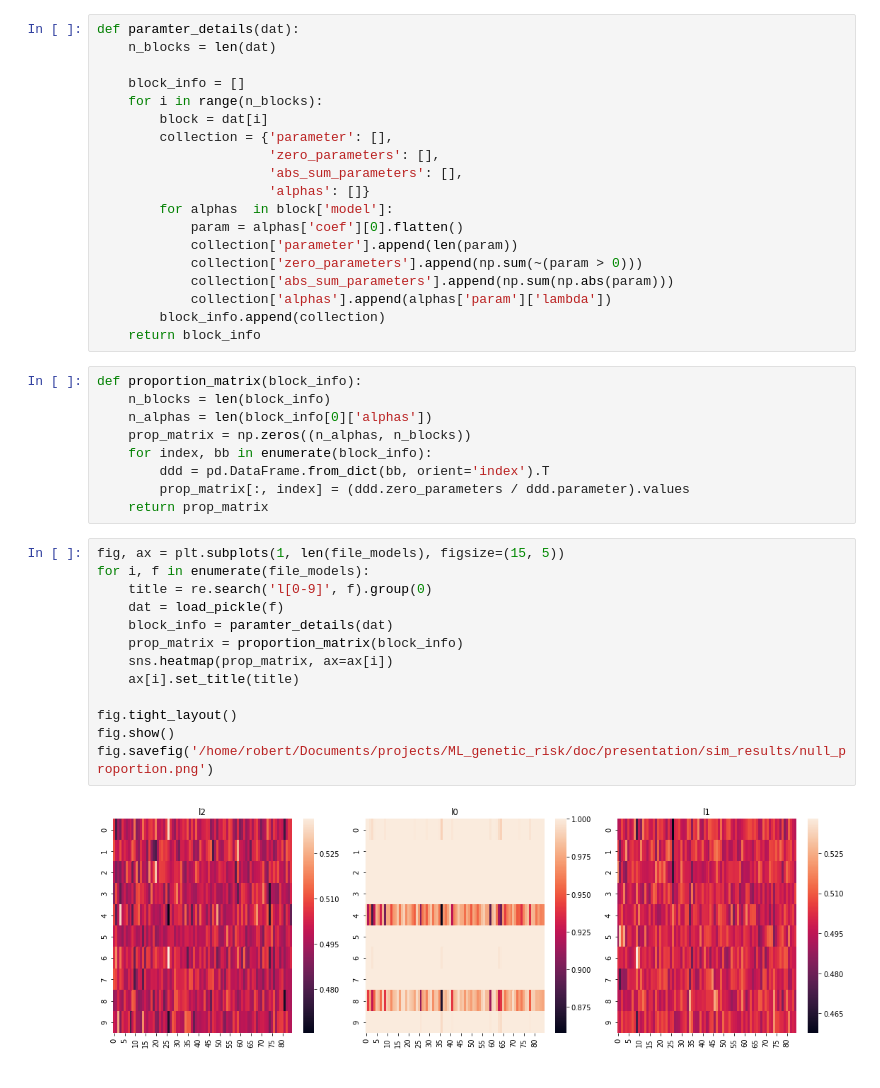
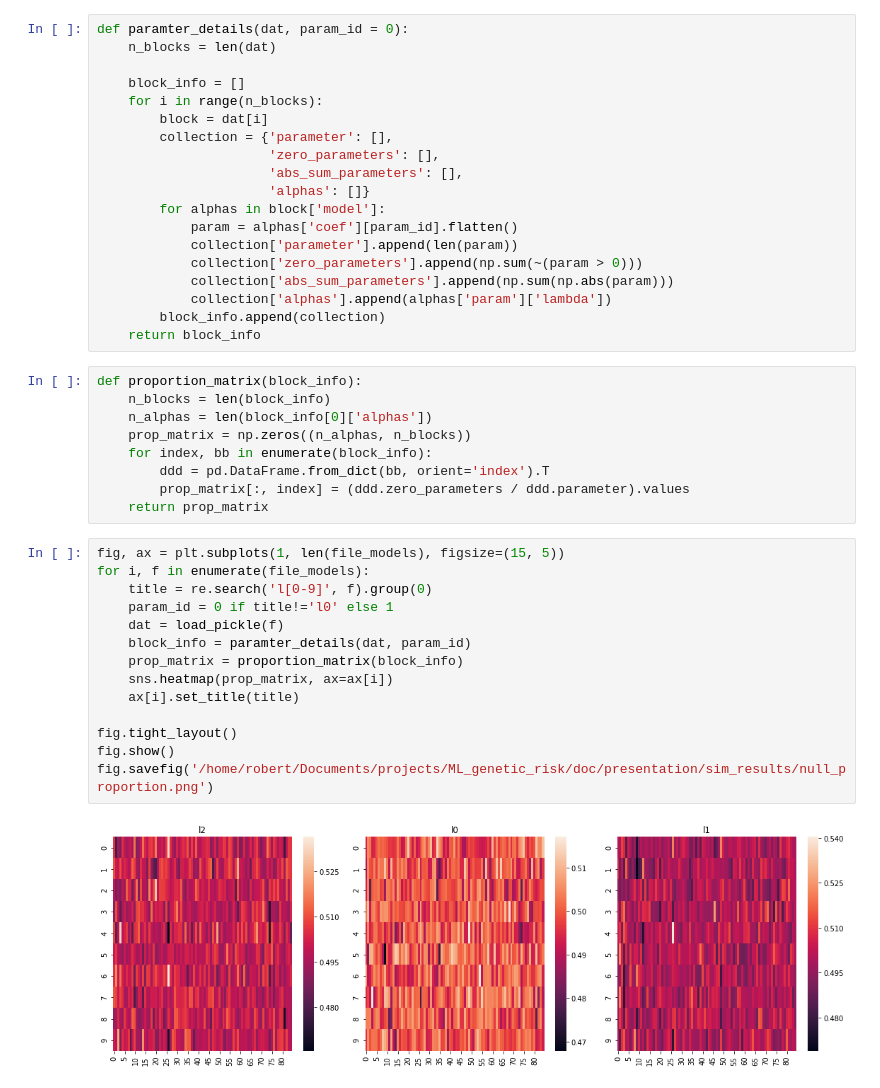
Before and after one commit to rmporsch/ML_genetic_risk, a Jupyter notebook: notebooks/Sim_result_analysis.ipynb, the cells around one changed output. Cells and saved outputs as stored; diff of their text form.

```diff
--- a/notebooks/Sim_result_analysis.ipynb
+++ b/notebooks/Sim_result_analysis.ipynb
@@ -71,7 +71,7 @@ fig.show()
 # %% [markdown]
 ### Parameter Space
 # %%
-def paramter_details(dat):
+def paramter_details(dat, param_id = 0):
     n_blocks = len(dat)
 
     block_info = []
@@ -81,8 +81,8 @@ def paramter_details(dat):
                       'zero_parameters': [],
                       'abs_sum_parameters': [],
                       'alphas': []}
-        for alphas  in block['model']:
-            param = alphas['coef'][0].flatten()
+        for alphas in block['model']:
+            param = alphas['coef'][param_id].flatten()
             collection['parameter'].append(len(param))
             collection['zero_parameters'].append(np.sum(~(param > 0)))
             collection['abs_sum_parameters'].append(np.sum(np.abs(param)))
@@ -101,15 +101,16 @@ def proportion_matrix(block_info):
 # %%
 fig, ax = plt.subplots(1, len(file_models), figsize=(15, 5))
 for i, f in enumerate(file_models):
     title = re.search('l[0-9]', f).group(0)
+    param_id = 0 if title!='l0' else 1
     dat = load_pickle(f)
-    block_info = paramter_details(dat)
+    block_info = paramter_details(dat, param_id)
     prop_matrix = proportion_matrix(block_info)
     sns.heatmap(prop_matrix, ax=ax[i])
     ax[i].set_title(title)
 
 fig.tight_layout()
 fig.show()
 fig.savefig('/home/robert/Documents/projects/ML_genetic_risk/doc/presentation/sim_results/null_proportion.png')
 # %% [output]
-[figure, old version]
+[figure, new version]
```
Also changed, not shown: parts of 8 cells of this notebook, 15 other files.
